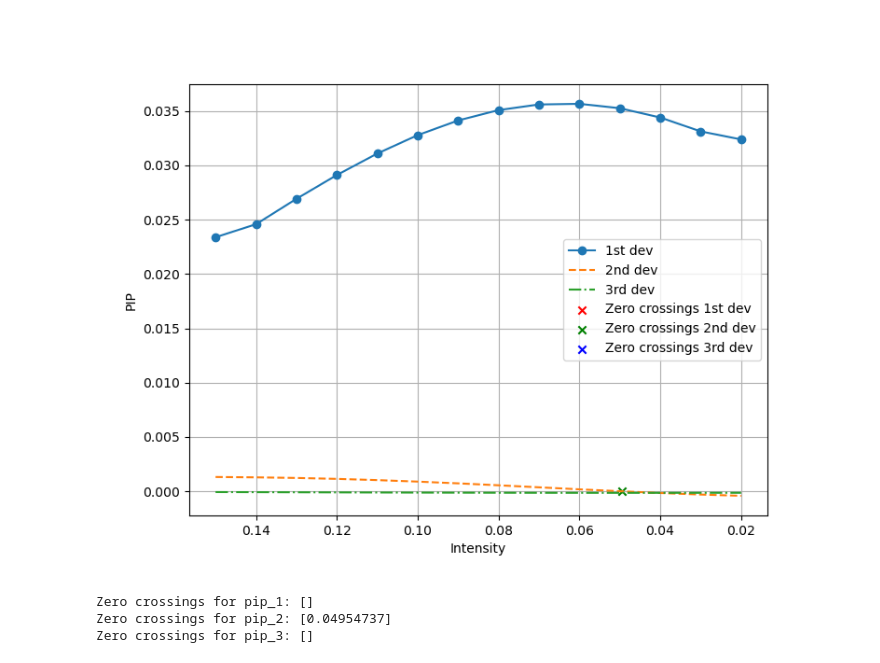
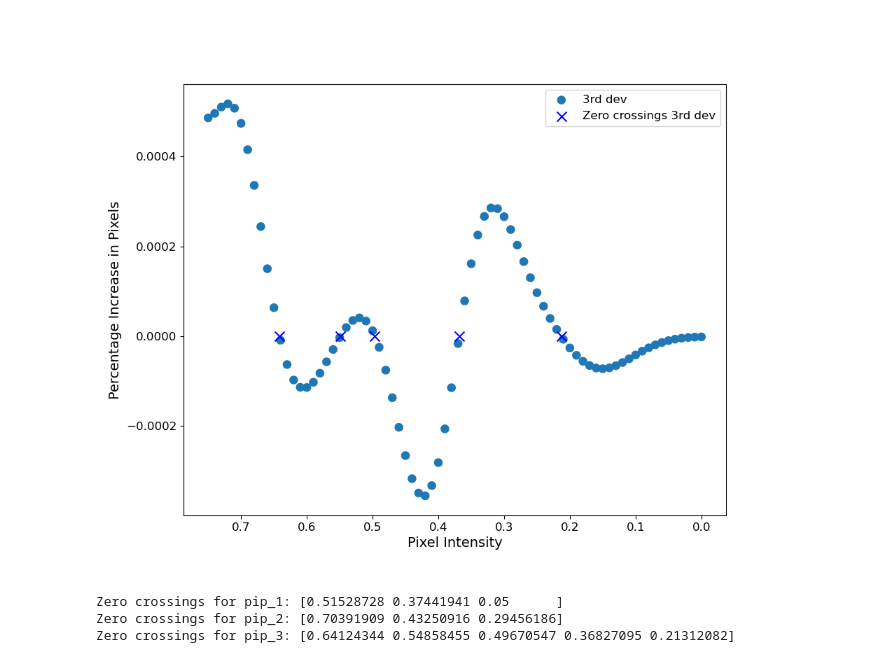
Before and after one commit to irene146/whitecaps, a Jupyter notebook: v1.1.ipynb, the cells around one changed output. Drawn from its saved outputs; the diff is of its cells as text; code cells hidden in the pictures.

```diff
--- a/v1.1.ipynb
+++ b/v1.1.ipynb
@@ -10,6 +10,9 @@ from sympy import symbols, Eq, solve
 %matplotlib widget
 # %%
-image_path = 'C:/Users/ica/OneDrive - Plymouth Marine Laboratory/vscode/whitecaps/data/Stbd_2011_07_07_21_00_00.jpg'
-#Stbd_2011_06_29_16_00_00.jpg - little whitecaps -seccond crossinf of second dev
-#Stbd_2011_07_11_09_00_00 - big whitecaps -second zero cossinf of thrird dev
-#Stbd_2011_07_07_21_00_00 - no whitecaps - no zero crossig of first dev
+#image_path = "C:/Users/ica/OneDrive - Plymouth Marine Laboratory/vscode/whitecaps/data/Stbd_2011_07_13_15_00_00.jpg"
+#Stbd_2011_06_29_16_00_00.jpg - little whitecaps
+#Stbd_2011_07_11_09_00_00 - big whitecaps
+#Stbd_2011_07_07_21_00_00 - no whitecaps
+#Stbd_2011_07_13_15_00_00 -normal whitecaps?
+
+image_path = 'C:/Users/ica/OneDrive - Plymouth Marine Laboratory/vscode/whitecaps/2024-01-21T00-00-00Z-stbd.jpg'
@@ -37,4 +38,5 @@ def moving_min(block):
     return np.nanmin(block) * np.ones_like(block)
 # %%
 #applies funciton with a 50x50 block for the whole image
-background = ndi.minimum_filter(im_rg, size=(30, 30))
+background = ndi.minimum_filter(im_rg, size=(200, 200))
+background =background-background.min()
@@ -41,5 +45,5 @@ background = ndi.minimum_filter(im_rg, size=(30, 30))
 # %%
-background_smoothed = filters.gaussian(background, sigma=8) #singma is amount of smoothing
+background_smoothed = filters.gaussian(background, sigma=1)  #backgorund should be less tahn 0.1
 
 # Subtract background
 im_subtracted = im_rg - background_smoothed
@@ -138,48 +137,69 @@ plt.show()
 # %%
-pip_1 = np.gradient(pip_smoothed[::-1])
-pip_2 = filters.gaussian(np.gradient(pip_1), sigma=5)
-pip_3 = filters.gaussian(np.gradient(pip_2), sigma=5)
+'''
+np.diff: Calculate the n-th discrete difference along the given axis.
+The first difference is given by out[i] = a[i+1] - a[i] along the given axis, higher differences are calculated by using diff recursively.
+
+np.gradient: Return the gradient of an N-dimensional array.
+
+The gradient is computed using second order accurate central differences in the interior
+ points and either first or second order accurate one-sides (forward or backwards) differences at the boundaries. The returned gradient hence has the same shape as the input array.
+'''
+
+#pip_smoothed = filters.gaussian(pip_IMC, sigma=3)
+#pip_1 = np.gradient(pip_smoothed)
+#pip_2 = filters.gaussian(np.gradient(pip_1), sigma=3)
+#pip_3 = filters.gaussian(np.gradient(pip_2), sigma=3)
+
+pip_smoothed = gaussian_filter1d(pip_IMC, sigma=3)
+pip_1 = np.gradient(pip_smoothed)
+pip_2 = gaussian_filter1d(np.gradient(pip_1), sigma=4)
+pip_3 = gaussian_filter1d(np.gradient(pip_2), sigma=3)
+
+
+
+
+
 
 # Function to find zero crossings
 def find_zero_crossings(x, y):
     """Finds approximate zero crossings using linear interpolation."""
     sign_changes = np.where(np.diff(np.sign(y)))[0]  # Indices where sign changes
     zero_crossings = x[sign_changes] - y[sign_changes] * (x[sign_changes + 1] - x[sign_changes]) / (y[sign_changes + 1] - y[sign_changes])
     return zero_crossings
 
 # Find zero crossings
-zero_pip_1 = find_zero_crossings(bin_edges_reversed[:-2], pip_1)
-zero_pip_2 = find_zero_crossings(bin_edges_reversed[:-2], pip_2)
-zero_pip_3 = find_zero_crossings(bin_edges_reversed[:-2], pip_3)
+zero_pip_1 = find_zero_crossings(bin_edges_reversed[2:], pip_1)
+zero_pip_2 = find_zero_crossings(bin_edges_reversed[2:], pip_2)
+zero_pip_3 = find_zero_crossings(bin_edges_reversed[2:], pip_3)
 
 # Plotting
-plt.figure(figsize=(8, 6))
-plt.plot(bin_edges_reversed[:-2], pip_1, label='1st dev ', linestyle='-', marker='o')
-plt.plot(bin_edges_reversed[:-2], pip_2, label='2nd dev', linestyle='--')
-plt.plot(bin_edges_reversed[:-2], pip_3, label='3rd dev', linestyle='-.')
+plt.figure(figsize=(10, 8))
+plt.scatter(bin_edges_reversed[2:], pip_3, label='3rd dev', linestyle='-.', linewidth=3)
 
 # Plot zero crossings
-plt.scatter(zero_pip_1, np.zeros_like(zero_pip_1), color='r', marker='x', label='Zero crossings 1st dev')
-plt.scatter(zero_pip_2, np.zeros_like(zero_pip_2), color='g', marker='x', label='Zero crossings 2nd dev')
-plt.scatter(zero_pip_3, np.zeros_like(zero_pip_3), color='b', marker='x', label='Zero crossings 3rd dev')
+plt.scatter(zero_pip_3, np.zeros_like(zero_pip_3), color='b', marker='x', label='Zero crossings 3rd dev', s=100)
 
 # Labels and legend
-plt.xlabel('Intensity')
-plt.ylabel('PIP')
-plt.legend()
+plt.xlabel('Pixel Intensity', fontsize=14)
+plt.ylabel('Percentage Increase in Pixels', fontsize=14)
+plt.legend(fontsize=12)
 plt.gca().invert_xaxis()
-plt.grid()
+#plt.grid(True, which='both', linestyle='--', linewidth=0.5)
+
+# Increase tick parameters
+plt.xticks(fontsize=12)
+plt.yticks(fontsize=12)
 
 # Show plot
 plt.show()
 
 # Print zero crossings
 print("Zero crossings for pip_1:", zero_pip_1)
 print("Zero crossings for pip_2:", zero_pip_2)
 print("Zero crossings for pip_3:", zero_pip_3)
 # %% [output]
-[figure, old version]
+[figure, new version]
-Zero crossings for pip_1: []
-Zero crossings for pip_2: [0.04954737]
-Zero crossings for pip_3: []
+Zero crossings for pip_1: [0.51528728 0.37441941 0.05      ]
+Zero crossings for pip_2: [0.70391909 0.43250916 0.29456186]
+Zero crossings for pip_3: [0.64124344 0.54858455 0.49670547 0.36827095 0.21312082]
 # %%
```
Also changed, not shown: parts of 15 cells of this notebook.
